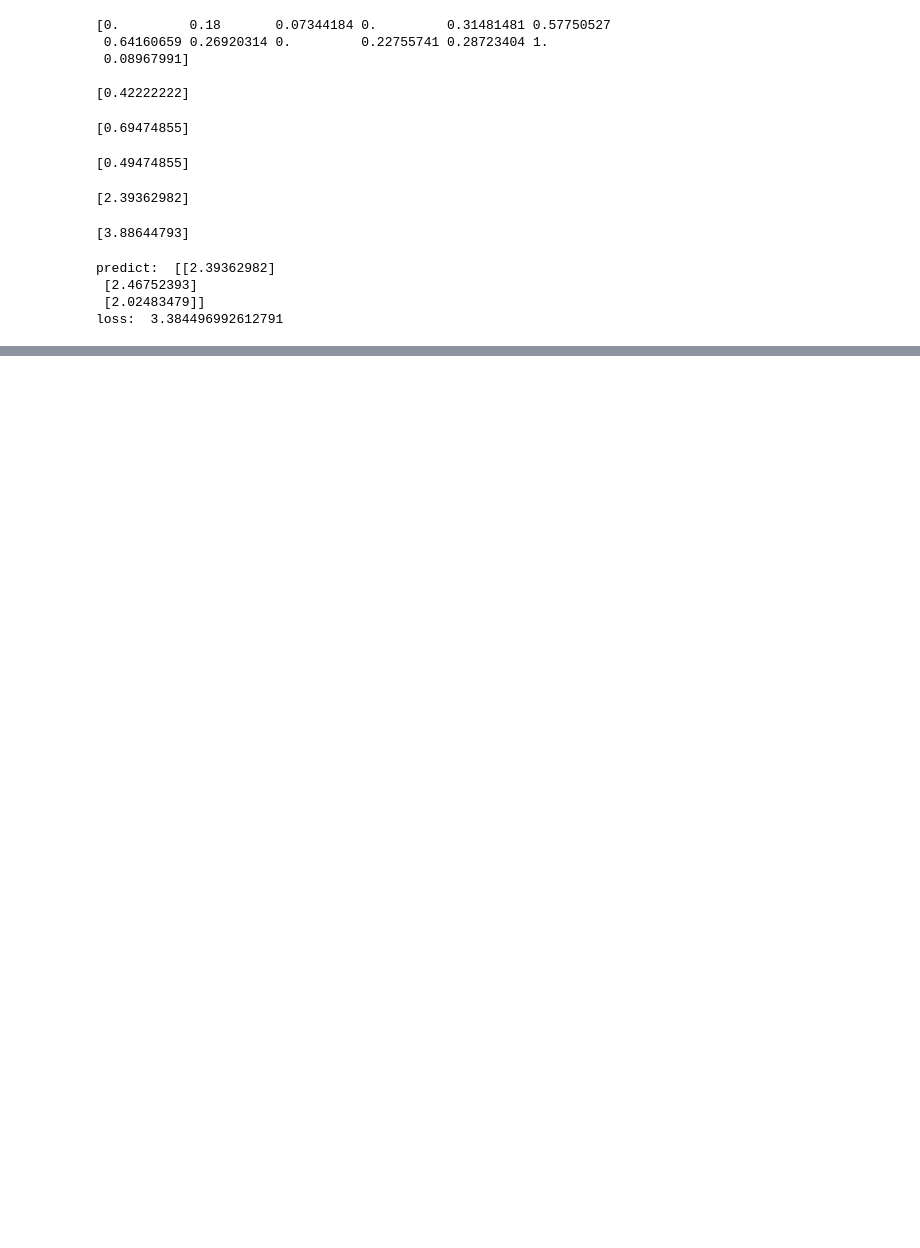
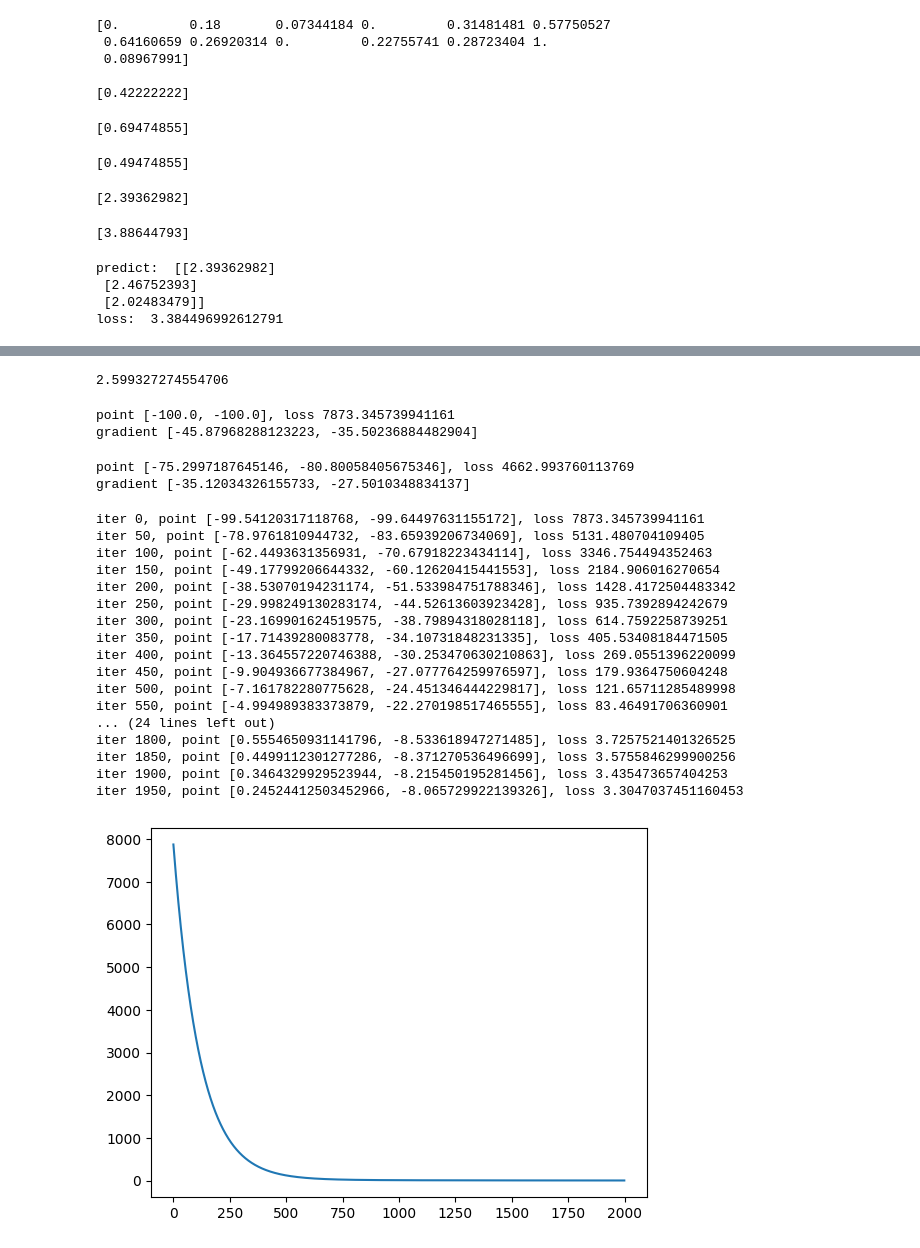
Before and after one commit to GuDeBin/paddlepaddle, a Jupyter notebook: 1.3-使用python和Numpy构建神经网络.ipynb, the cells around one changed output, grey strips where cells are left out. Drawn from its saved outputs; the diff is of its cells as text; code cells hidden in the pictures; blank space fills up the shorter version.

```diff
--- a/1.3-使用python和Numpy构建神经网络.ipynb
+++ b/1.3-使用python和Numpy构建神经网络.ipynb
@@ -187,0 +315,7 @@ loss:  3.384496992612791
+# %%
+gradient_b = (z - y)
+gradient_b = np.mean(gradient_b)
+# 此处b是一个数值，所以可以直接用np.mean得到一个标量
+gradient_b
+# %% [output]
+2.599327274554706
@@ -187,0 +348,29 @@ loss:  3.384496992612791
+# %%
+net = Network(13)
+net.w[5] = -100.0
+net.w[9] = -100.0
+
+z = net.forward(x)
+loss = net.loss(z, y)
+gradient_w, gradient_b = net.gradient(x, y)
+gradient_w5 = gradient_w[5][0]
+gradient_w9 = gradient_w[9][0]
+print('point {}, loss {}'.format([net.w[5][0], net.w[9][0]], loss))
+print('gradient {}'.format([gradient_w5, gradient_w9]))
+# %% [output]
+point [-100.0, -100.0], loss 7873.345739941161
+gradient [-45.87968288123223, -35.50236884482904]
+# %%
+eta = 0.1
+net.w[5] = net.w[5] - eta * gradient_w5
+net.w[9] = net.w[9] - eta * gradient_w9
+z = net.forward(x)
+loss = net.loss(z, y)
+gradient_w, gradient_b = net.gradient(x, y)
+gradient_w5 = gradient_w[5][0]
+gradient_w9 = gradient_w[9][0]
+print('point {}, loss {}'.format([net.w[5][0], net.w[9][0]], loss))
+print('gradient {}'.format([gradient_w5, gradient_w9]))
+# %% [output]
+point [-75.2997187645146, -80.80058405675346], loss 4662.993760113769
+gradient [-35.12034326155733, -27.5010348834137]
@@ -187,0 +425,36 @@ loss:  3.384496992612791
+# %%
+import matplotlib.pyplot as plt
+
+train_data, test_data = load_data()
+x = train_data[:, :-1]
+y = train_data[:, -1:]
+# 创建网路
+net = Network(13)
+num_iterations = 2000
+# 启动训练
+points, losses = net.train(x, y, iterations=num_iterations, eta=0.01)
+
+# 画出损失函数的变化趋势
+plot_x = np.arange(num_iterations)
+plot_y = np.array(losses)
+plt.plot(plot_x, plot_y)
+plt.show()
+# %% [output]
+iter 0, point [-99.54120317118768, -99.64497631155172], loss 7873.345739941161
+iter 50, point [-78.9761810944732, -83.65939206734069], loss 5131.480704109405
+iter 100, point [-62.4493631356931, -70.67918223434114], loss 3346.754494352463
+iter 150, point [-49.17799206644332, -60.12620415441553], loss 2184.906016270654
+iter 200, point [-38.53070194231174, -51.533984751788346], loss 1428.4172504483342
+iter 250, point [-29.998249130283174, -44.52613603923428], loss 935.7392894242679
+iter 300, point [-23.169901624519575, -38.79894318028118], loss 614.7592258739251
+iter 350, point [-17.71439280083778, -34.10731848231335], loss 405.53408184471505
+iter 400, point [-13.364557220746388, -30.253470630210863], loss 269.0551396220099
+iter 450, point [-9.904936677384967, -27.077764259976597], loss 179.9364750604248
+iter 500, point [-7.161782280775628, -24.451346444229817], loss 121.65711285489998
+iter 550, point [-4.994989383373879, -22.270198517465555], loss 83.46491706360901
+... (24 lines left out)
+iter 1800, point [0.5554650931141796, -8.533618947271485], loss 3.7257521401326525
+iter 1850, point [0.4499112301277286, -8.371270536496699], loss 3.5755846299900256
+iter 1900, point [0.3464329929523944, -8.215450195281456], loss 3.435473657404253
+iter 1950, point [0.24524412503452966, -8.065729922139326], loss 3.3047037451160453
+[figure, added]
```
Also changed, not shown: parts of 19 cells of this notebook.
